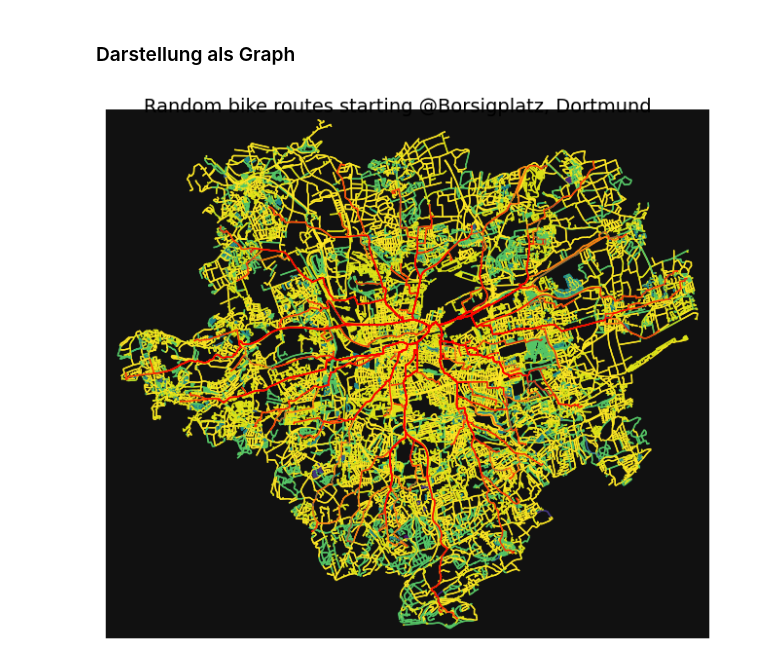
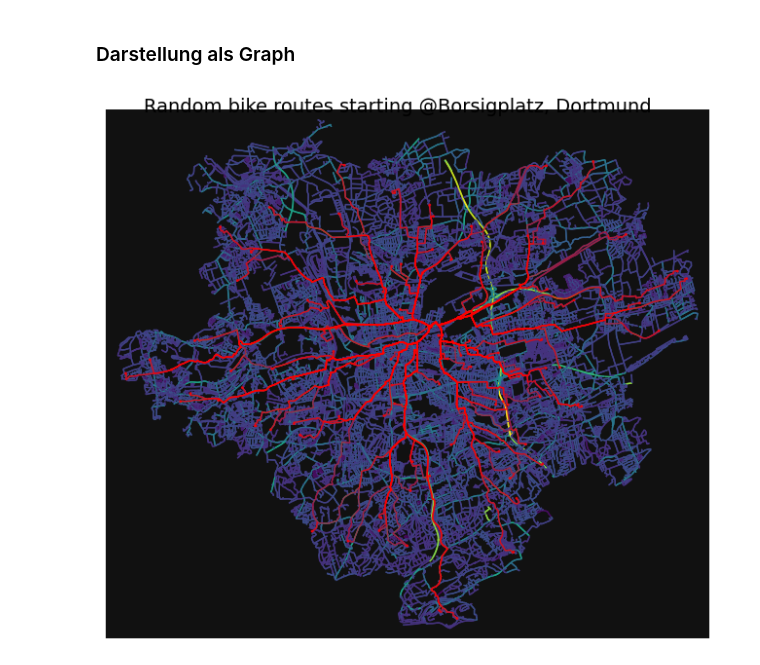
Before and after one commit to cuteredpwnda/osm-network-visualization, a Jupyter notebook: plot_bike_routes.ipynb, the cells around one changed output. Saved outputs shown, nothing was run; the diff lists cells and outputs as text; code cells hidden in the pictures.

Commit message:
prep for route colors

```diff
--- a/plot_bike_routes.ipynb
+++ b/plot_bike_routes.ipynb
@@ -77,19 +76,19 @@ for dest_node in tqdm(destination_nodes):
 # %%
 outpath = f'./output_data/images/{place_short}_bike_routes.png'
 
-ec = ox.plot.get_edge_colors_by_attr(G_BIKE, 'speed_kph_max', cmap='viridis', num_bins=20)
+ec = ox.plot.get_edge_colors_by_attr(G_BIKE, 'speed_kph', cmap='viridis', num_bins=20)
 routes_list = [route[0] for route in routes]
 routes_avg_speeds = [route[1] for route in routes]
 
 # TODO add route_avg_speed as route color, relative to the max speed of all routes
 
 fig, ax = ox.plot_graph_routes(G_BIKE, routes = routes_list, route_linewidths = 1, orig_dest_size = 4,
                                 edge_color=ec, edge_linewidth=1, node_size = 0,
                                 close=False, show=False)
 
 # set title, adjust y position
 fig.suptitle(f'Random bike routes starting @{start_pt_name}', fontsize=14, y=0.85)
 
 fig.savefig(outpath, dpi=1200, bbox_inches='tight')
 # %% [output]
-[figure, old version]
+[figure, new version]
```
Also changed, not shown: parts of 1 cell of this notebook.
